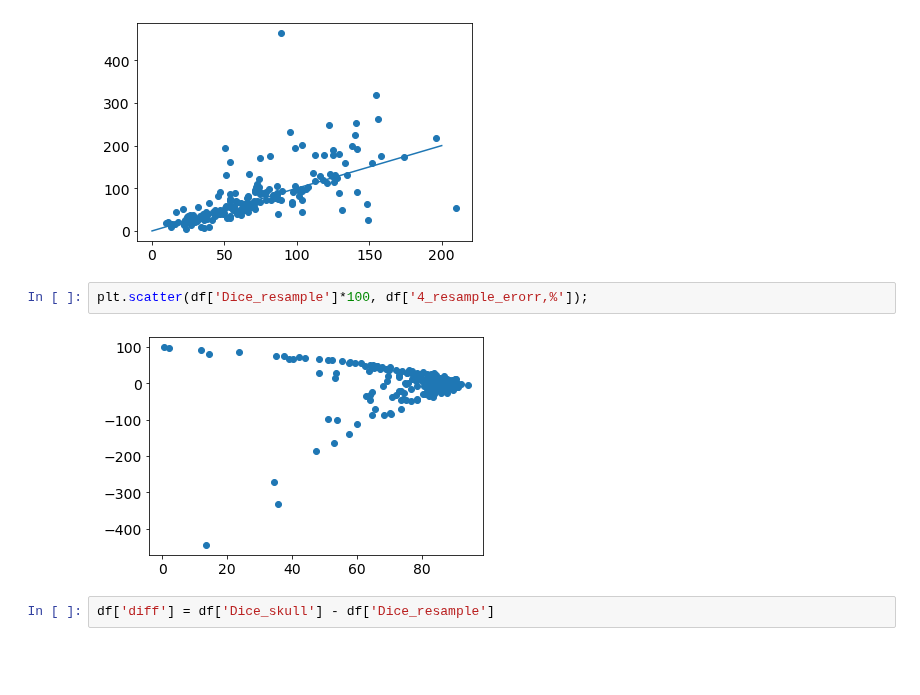
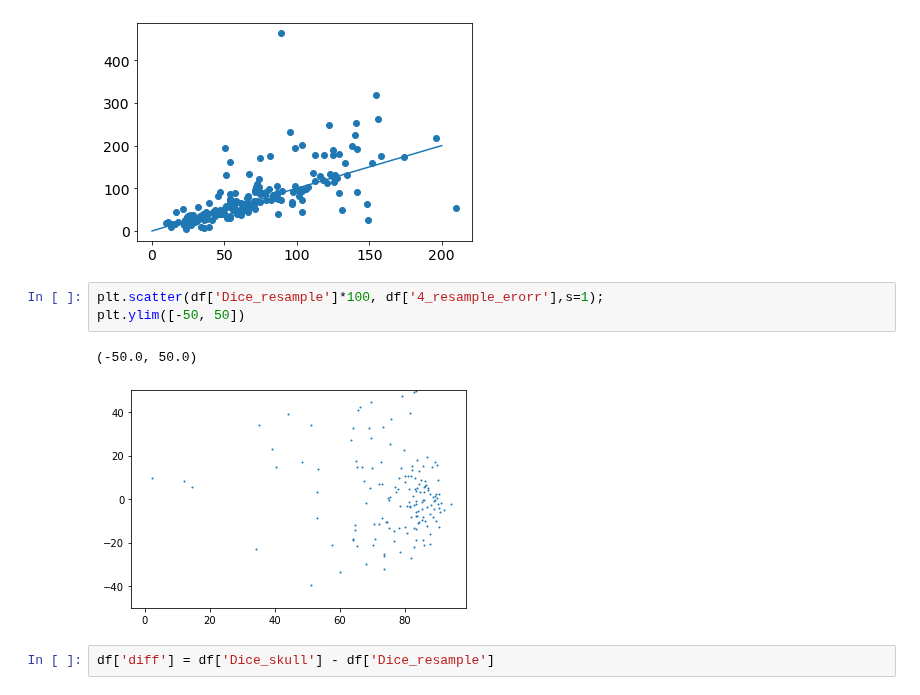
Before and after one commit to MedImAIR/brain-mri-processing-pipeline, a Jupyter notebook: figures_ipynb/volumetric_analysis_bgpd.ipynb, the cells around one changed output. Drawn from its saved outputs; the diff is of its cells as text; blank space fills up the shorter version.

```diff
--- a/figures_ipynb/volumetric_analysis_bgpd.ipynb
+++ b/figures_ipynb/volumetric_analysis_bgpd.ipynb
@@ -370,9 +564,11 @@ plt.plot([0,200], [0,200])
 [<matplotlib.lines.Line2D at 0x...>]
 [figure]
 # %%
-plt.scatter(df['Dice_resample']*100, df['4_resample_erorr,%']);
+plt.scatter(df['Dice_resample']*100, df['4_resample_erorr'],s=1);
+plt.ylim([-50, 50])
 # %% [output]
+(-50.0, 50.0)
-[figure, old version]
+[figure, new version]
 # %%
 df['diff'] = df['Dice_skull'] - df['Dice_resample']
 # %%
```
Also changed, not shown: parts of 29 cells of this notebook, 4 other files.
